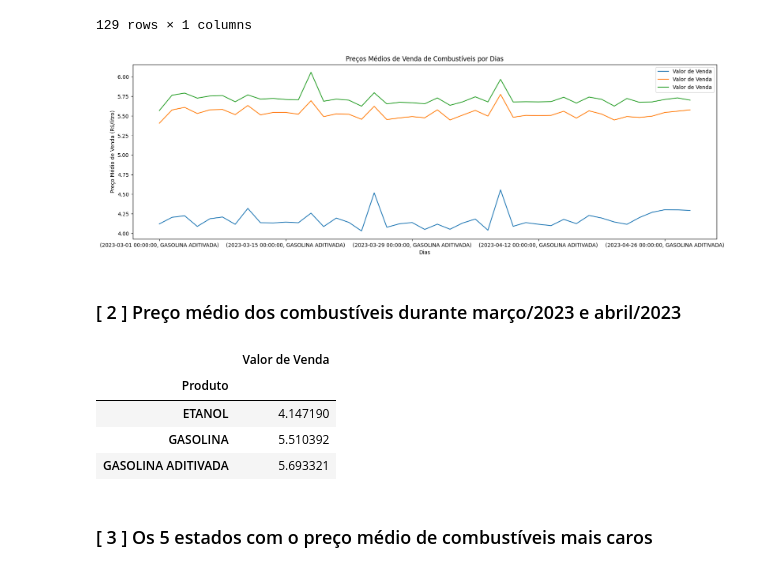
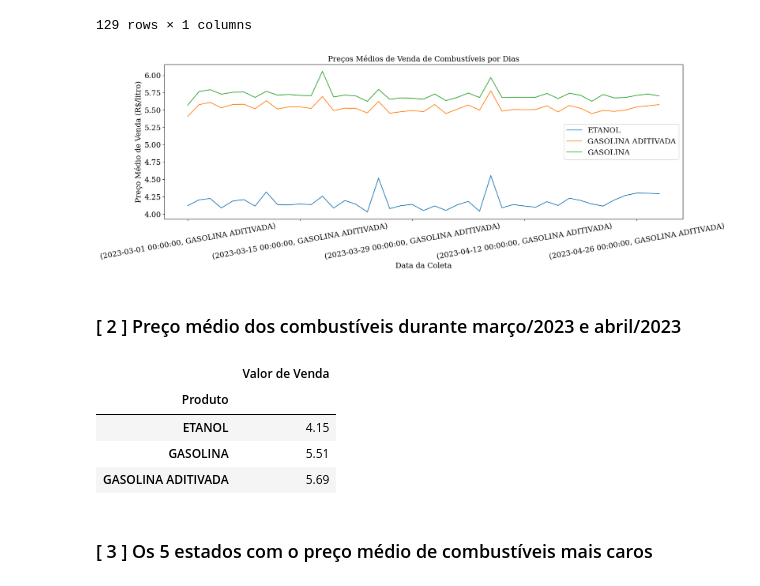
Before and after one commit to mouravitor313/Projeto-em-Grupo-Modulo-4, a Jupyter notebook: [M4]_Projeto_em_Grupo.ipynb, the cells around one changed output. Saved outputs shown, nothing was run; the diff lists cells and outputs as text; code cells hidden in the pictures.

Commit message:
finalização dos gráficos de insights iniciais

```diff
--- a/[M4]_Projeto_em_Grupo.ipynb
+++ b/[M4]_Projeto_em_Grupo.ipynb
@@ -131,31 +144,44 @@ display(aggdias)
 129 rows × 1 columns
 # %%
 #Gráfico de comportamento do preço dos combustiveis durante os meses analisados
+
+#definindo a fonte desejada
+fonte = {'family': 'serif',
+         'weight': 'normal',
+         'size': 16}
+
+#configurações de fonte
+plt.rcParams['font.family'] = fonte['family']
+plt.rcParams['font.weight'] = fonte['weight']
+plt.rcParams['font.size'] = fonte['size']
+
 fig, ax = plt.subplots(figsize=(20, 6))
 
 for produto, data in aggdias.groupby('Produto'):
-    data.plot(ax=ax,label=produto)
+    data.plot(ax=ax,label=copia['Produto'].unique())
 
-ax.set_title('Preços Médios de Venda de Combustíveis por Dias')
-ax.set_xlabel('Dias')
-ax.set_ylabel('Preço Médio de Venda (R$/litro)')
-ax.legend() #gera a legenda do gráfico
+ax.set_title('Preços Médios de Venda de Combustíveis por Dias', fontdict=fonte)
+ax.set_xlabel('Data da Coleta', fontdict=fonte)
+ax.set_ylabel('Preço Médio de Venda (R$/litro)', fontdict=fonte)
+handles, labels = ax.get_legend_handles_labels()
+ax.legend(handles, copia['Produto'].unique(), fontsize=fonte['size']) #gera a legenda do gráfico
+plt.xticks(rotation=10)
 plt.show() #plota o gráfico no terminal
 # %% [output]
-[figure, old version]
+[figure, new version]
 # %% [markdown]
 ### [ 2 ] Preço médio dos combustíveis durante março/2023 e abril/2023
 # %%
 #Agrupamento dos dados por tipo de combustível pela função .groupby(), seguido de agregação via função .agg() em cima
 #do preço desses combustíveis para extração da média via função .mean()
 precomedio = copia.groupby('Produto').agg({'Valor de Venda': 'mean'})
-display(precomedio)
+display(precomedio.round(2))
 # %% [output]
 |  | Valor de Venda |
 | Produto |  |
-| ETANOL | 4.147190 |
-| GASOLINA | 5.510392 |
-| GASOLINA ADITIVADA | 5.693321 |
+| ETANOL | 4.15 |
+| GASOLINA | 5.51 |
+| GASOLINA ADITIVADA | 5.69 |
 # %% [markdown]
 ### [ 3 ] Os 5 estados com o preço médio de combustíveis mais caros
 # %%
```
Also changed, not shown: parts of 92 cells of this notebook.
